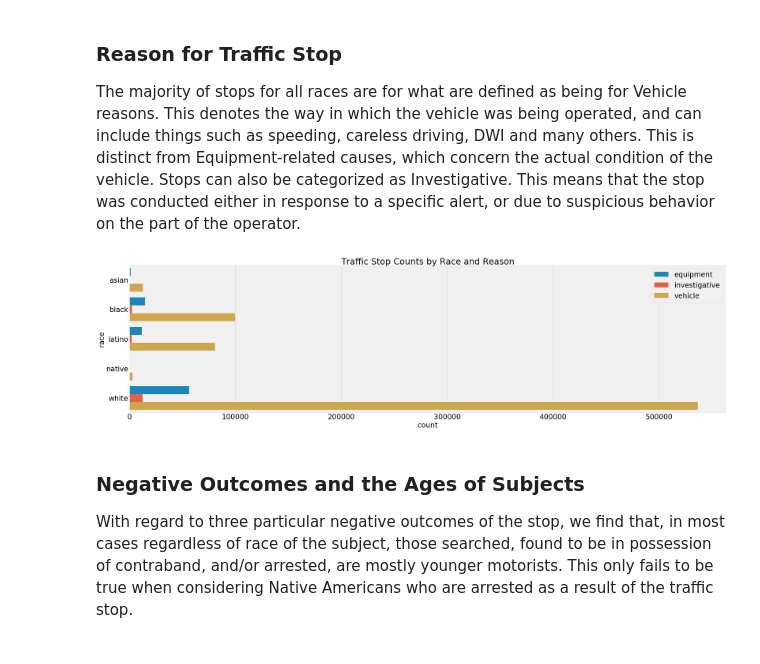
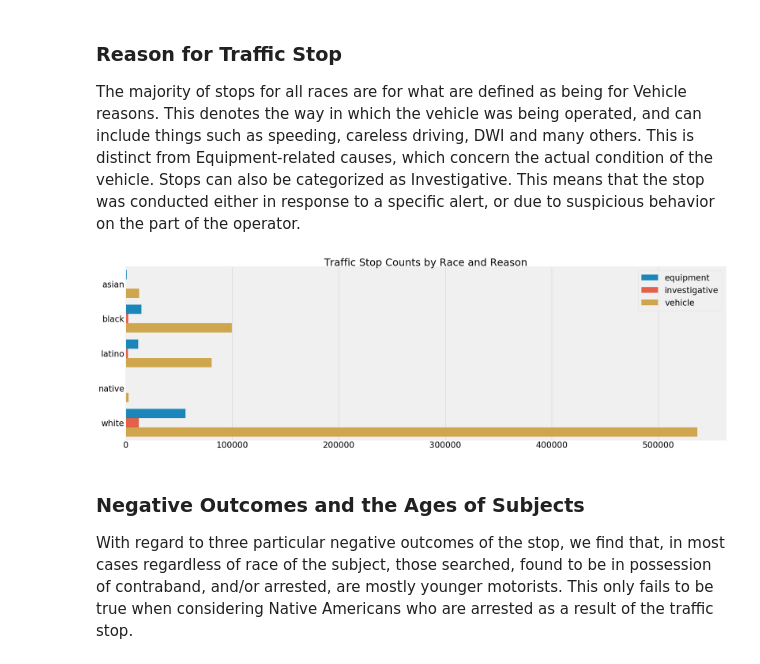
Before and after one commit to maf5509/Detecting_Implicit_Bias_in_Traffic_Stops, a Jupyter notebook: Traffic_Stop.ipynb, the cells around one changed output. Saved outputs shown, nothing was run; the diff lists cells and outputs as text; code cells hidden in the pictures.

```diff
--- a/Traffic_Stop.ipynb
+++ b/Traffic_Stop.ipynb
@@ -415,11 +415,13 @@ The majority of stops for all races are for what are defined as being for Vehicl
 # %%
 sns.countplot(y='race', hue='reason', data=stop)
 plt.xticks(fontsize=26)
 plt.yticks(fontsize=26)
 plt.legend(fontsize=26)
+plt.xlabel('')
+plt.ylabel('')
 plt.title('Traffic Stop Counts by Race and Reason');
 # %% [output]
-[figure, old version]
+[figure, new version]
 # %% [markdown]
 ### Negative Outcomes and the Ages of Subjects
 With regard to three particular negative outcomes of the stop, we find that, in most cases regardless of race of the subject, those searched, found to be in possession of contraband, and/or arrested, are mostly younger motorists. This only fails to be true when considering Native Americans who are arrested as a result of the traffic stop.
```
Also changed, not shown: parts of 10 cells of this notebook.
